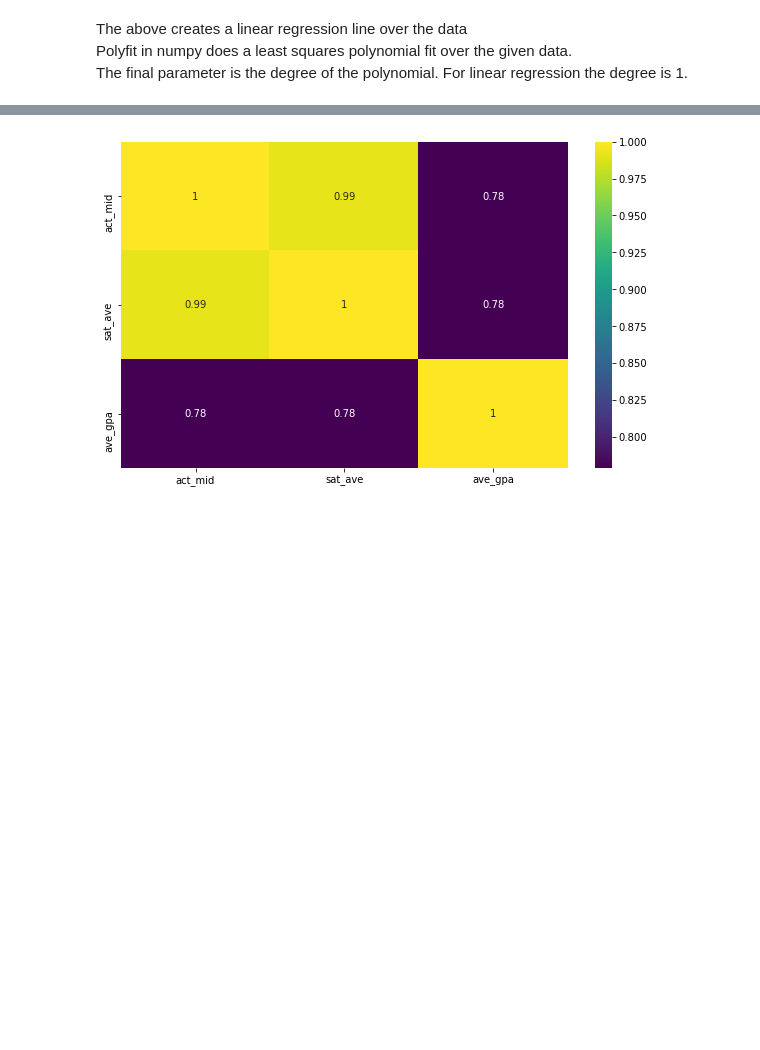
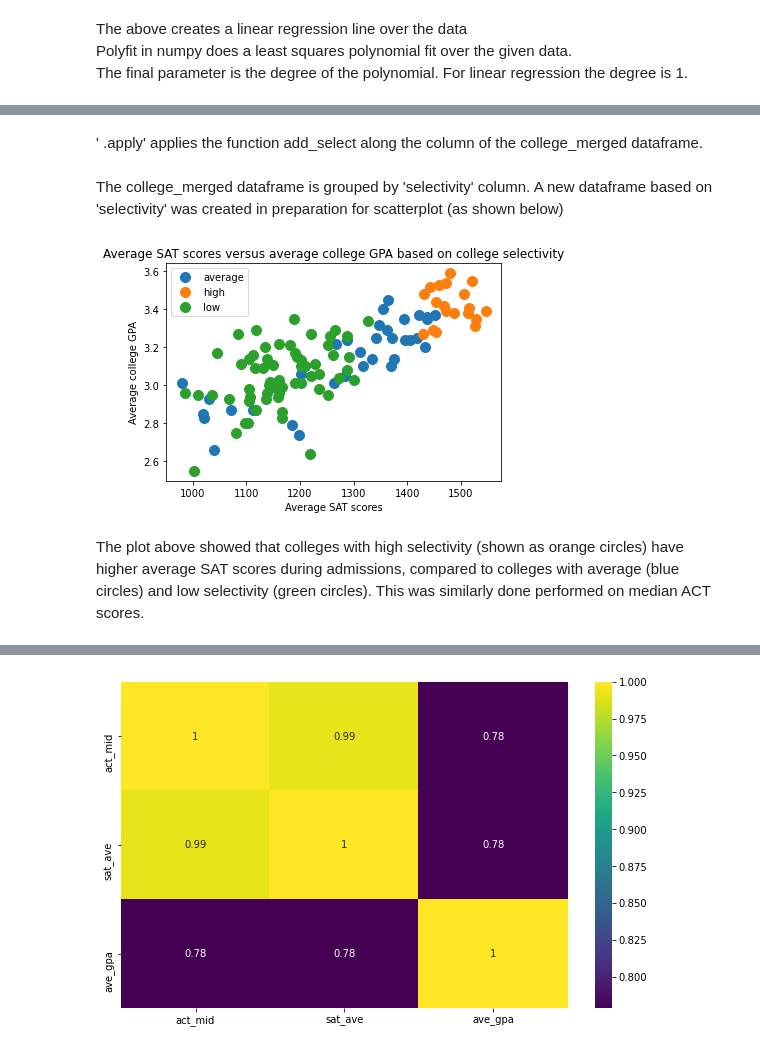
Before and after one commit to doscsy12/GA_projects, a Jupyter notebook: project_1/code/starter-code.ipynb, the cells around one changed output, grey strips where cells are left out. Drawn from its saved outputs; the diff is of its cells as text; code cells hidden in the pictures; blank space fills up the shorter version.

```diff
--- a/project_1/code/starter-code.ipynb
+++ b/project_1/code/starter-code.ipynb
@@ -1023,0 +1031,37 @@ From the figure shown above, this demonstrates a positive correlation where stud
+# %%
+def add_select(row):
+    '''returns an added column about the college selectivity based on rate of admissions by college'''
+    if row['admissions'] >= 0.6:
+        row['selectivity'] = 'low'
+    elif 0.2 < row['admissions'] < 0.6:
+        row['selectivity'] = 'average'
+    else:
+        row['selectivity'] = 'high'
+    return row
+# %%
+college_merged = college_merged.apply(add_select, axis=1)
+# %% [markdown]
+' .apply' applies the function add_select along the column of the college_merged dataframe.
+# %%
+group_select = college_merged.groupby('selectivity')
+sat_df = pd.DataFrame(dict(x=college_merged['sat_ave'], y=college_merged['ave_gpa'], label=college_merged['selectivity']))
+# %% [markdown]
+The college_merged dataframe is grouped by 'selectivity' column.
+A new dataframe based on 'selectivity' was created in preparation for scatterplot (as shown below)
+# %%
+# scatter plots based on college selectivity
+# groups was created based on the 'label' in sat_df
+groups = sat_df.groupby('label')
+
+fig, ax = plt.subplots()
+for name, group in groups:
+    ax.plot(group.x, group.y, marker='o', linestyle='', ms=10, label=name)
+ax.legend()
+plt.title("Average SAT scores versus average college GPA based on college selectivity")
+plt.xlabel("Average SAT scores", fontsize = 10);
+plt.ylabel("Average college GPA", fontsize = 10);
+# %% [output]
+[figure, added]
+# %% [markdown]
+The plot above showed that colleges with high selectivity (shown as orange circles) have higher average SAT scores during admissions, compared to colleges with average (blue circles) and low selectivity (green circles).
+This was similarly done performed on median ACT scores.
```
Also changed, not shown: parts of 43 cells of this notebook, 2 other files.
